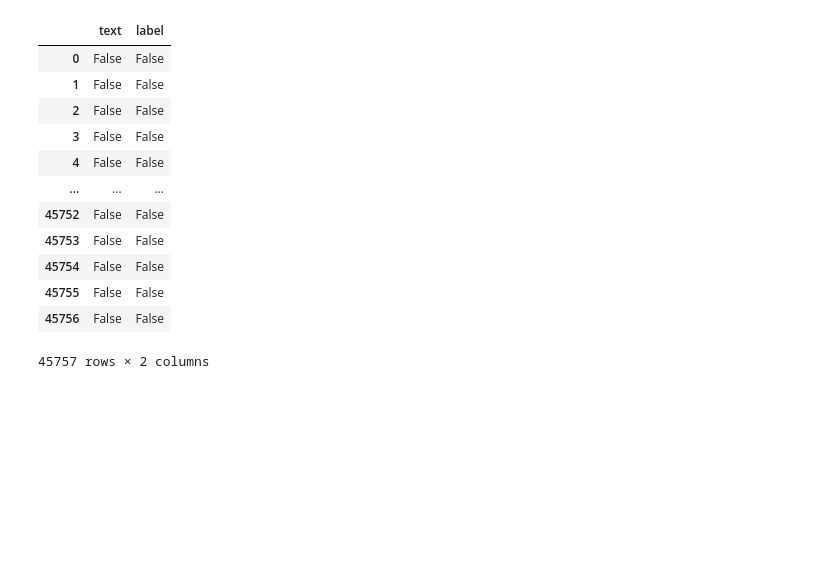
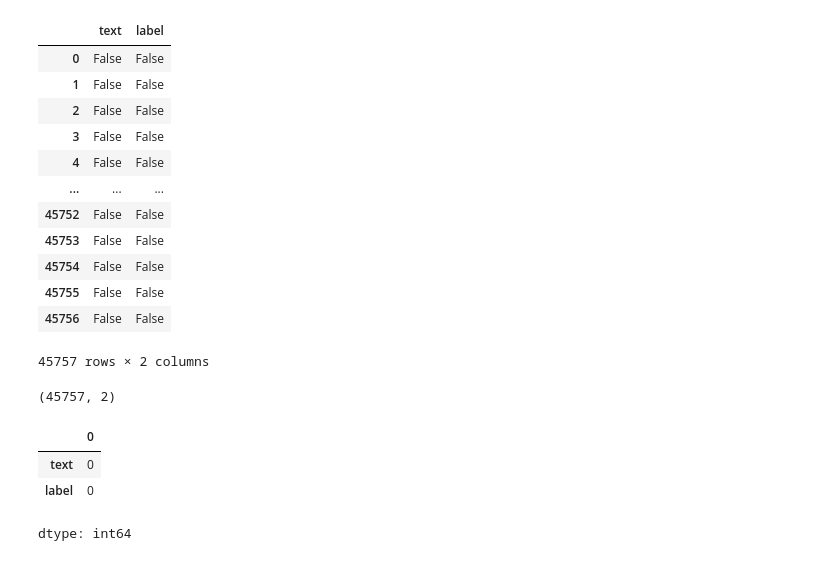
Before and after one commit to raju1207/fake-news-detection, a Jupyter notebook: fake_news_detection.ipynb, the cells around one changed output. Cells and saved outputs as stored; diff of their text form; code cells hidden in the pictures; blank space fills up the shorter version.

```diff
--- a/fake_news_detection.ipynb
+++ b/fake_news_detection.ipynb
@@ -51,3 +51,16 @@ news_data.isnull()
 | 45755 | False | False |
 | 45756 | False | False |
 45757 rows × 2 columns
+# %%
+news_data.shape
+# %% [output]
+(45757, 2)
+# %%
+#Check for Missing Values (Null Values)
+
+news_data.isnull().sum()
+# %% [output]
+|  | 0 |
+| text | 0 |
+| label | 0 |
+dtype: int64
```
Also changed, not shown: parts of 2 cells of this notebook.
